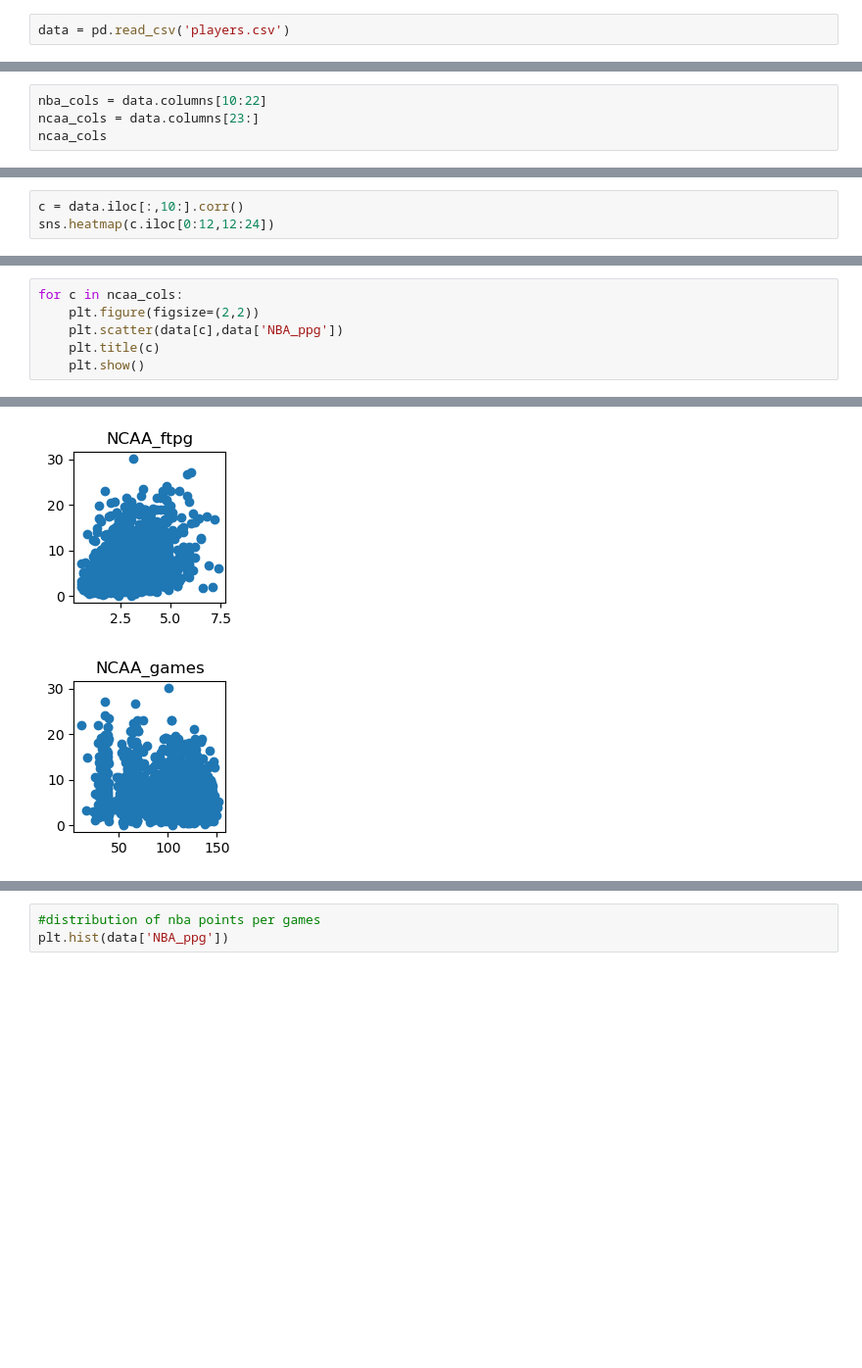
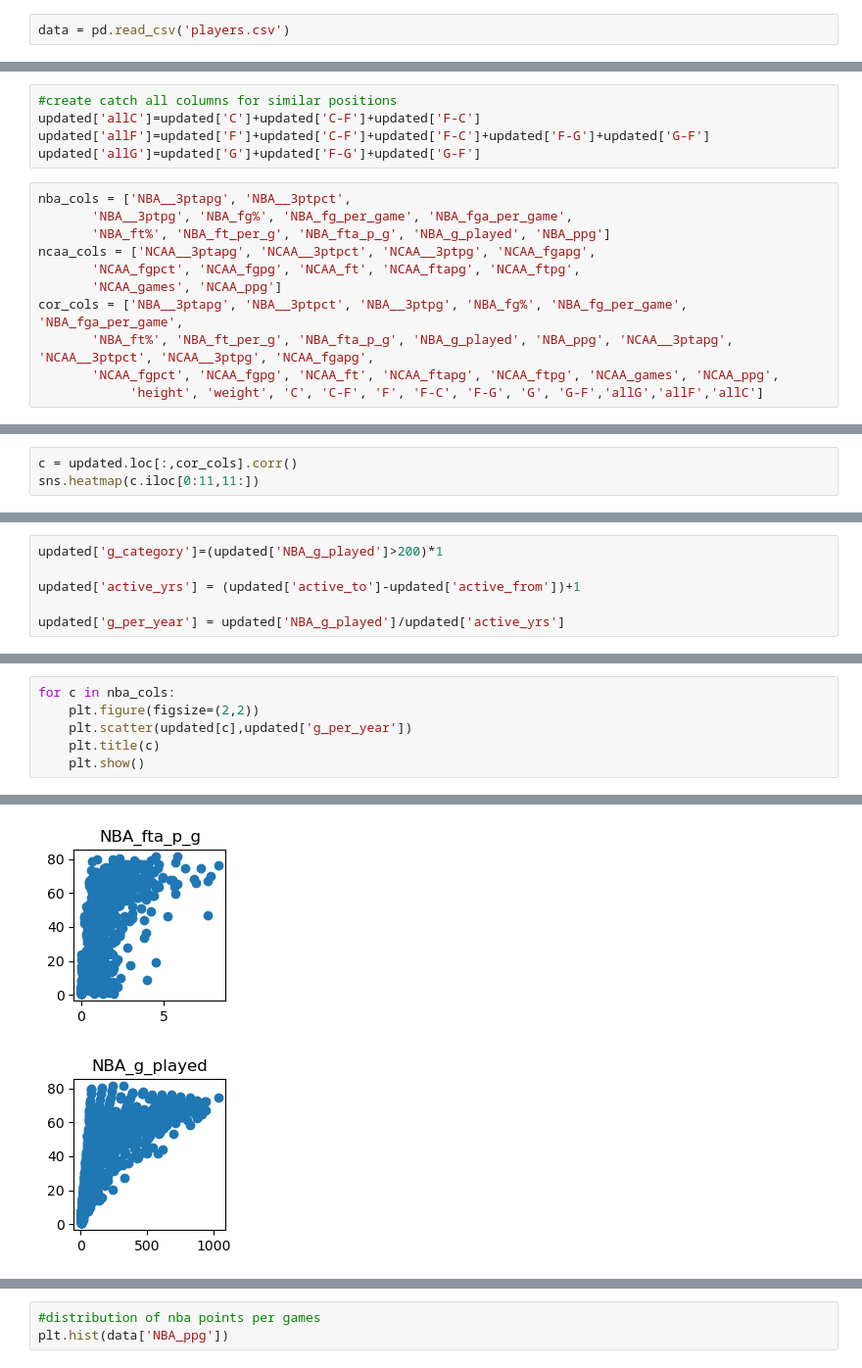
Before and after one commit to mattietoll/ISYE6740-Final-Project, a Jupyter notebook: data exploration.ipynb, the cells around one changed output, grey strips where cells are left out. Shown at 98% size. Drawn from its saved outputs; the diff is of its cells as text; blank space fills up the shorter version.

```diff
--- a/data exploration.ipynb
+++ b/data exploration.ipynb
@@ -16,4 +78,16 @@ data.reset_index(inplace=True)
+# %%
+#create catch all columns for similar positions
+updated['allC']=updated['C']+updated['C-F']+updated['F-C']
+updated['allF']=updated['F']+updated['C-F']+updated['F-C']+updated['F-G']+updated['G-F']
+updated['allG']=updated['G']+updated['F-G']+updated['G-F']
 # %%
-nba_cols = data.columns[10:22]
-ncaa_cols = data.columns[23:]
-ncaa_cols
+nba_cols = ['NBA__3ptapg', 'NBA__3ptpct',
+       'NBA__3ptpg', 'NBA_fg%', 'NBA_fg_per_game', 'NBA_fga_per_game',
+       'NBA_ft%', 'NBA_ft_per_g', 'NBA_fta_p_g', 'NBA_g_played', 'NBA_ppg']
+ncaa_cols = ['NCAA__3ptapg', 'NCAA__3ptpct', 'NCAA__3ptpg', 'NCAA_fgapg',
+       'NCAA_fgpct', 'NCAA_fgpg', 'NCAA_ft', 'NCAA_ftapg', 'NCAA_ftpg',
+       'NCAA_games', 'NCAA_ppg']
+cor_cols = ['NBA__3ptapg', 'NBA__3ptpct', 'NBA__3ptpg', 'NBA_fg%', 'NBA_fg_per_game', 'NBA_fga_per_game',
+       'NBA_ft%', 'NBA_ft_per_g', 'NBA_fta_p_g', 'NBA_g_played', 'NBA_ppg', 'NCAA__3ptapg', 'NCAA__3ptpct', 'NCAA__3ptpg', 'NCAA_fgapg',
+       'NCAA_fgpct', 'NCAA_fgpg', 'NCAA_ft', 'NCAA_ftapg', 'NCAA_ftpg', 'NCAA_games', 'NCAA_ppg',
+            'height', 'weight', 'C', 'C-F', 'F', 'F-C', 'F-G', 'G', 'G-F','allG','allF','allC']
@@ -25,5 +94,5 @@ Index(['NCAA__3ptapg', 'NCAA__3ptpct', 'NCAA__3ptpg', 'NCAA_fgapg',
 # %%
-c = data.iloc[:,10:].corr()
-sns.heatmap(c.iloc[0:12,12:24])
+c = updated.loc[:,cor_cols].corr()
+sns.heatmap(c.iloc[0:11,11:])
 # %% [output]
 <Axes: >
@@ -30,0 +109,6 @@ sns.heatmap(c.iloc[0:12,12:24])
+# %%
+updated['g_category']=(updated['NBA_g_played']>200)*1
+
+updated['active_yrs'] = (updated['active_to']-updated['active_from'])+1
+
+updated['g_per_year'] = updated['NBA_g_played']/updated['active_yrs']
@@ -31,7 +120,7 @@ sns.heatmap(c.iloc[0:12,12:24])
 # %%
-for c in ncaa_cols:
+for c in nba_cols:
     plt.figure(figsize=(2,2))
-    plt.scatter(data[c],data['NBA_ppg'])
+    plt.scatter(updated[c],updated['g_per_year'])
     plt.title(c)
     plt.show()
 # %% [output]
@@ -46,2 +135,2 @@ for c in ncaa_cols:
-[figure, old version]
+[figure, new version]
-[figure, old version]
+[figure, new version]
```
Also changed, not shown: parts of 25 cells of this notebook.
